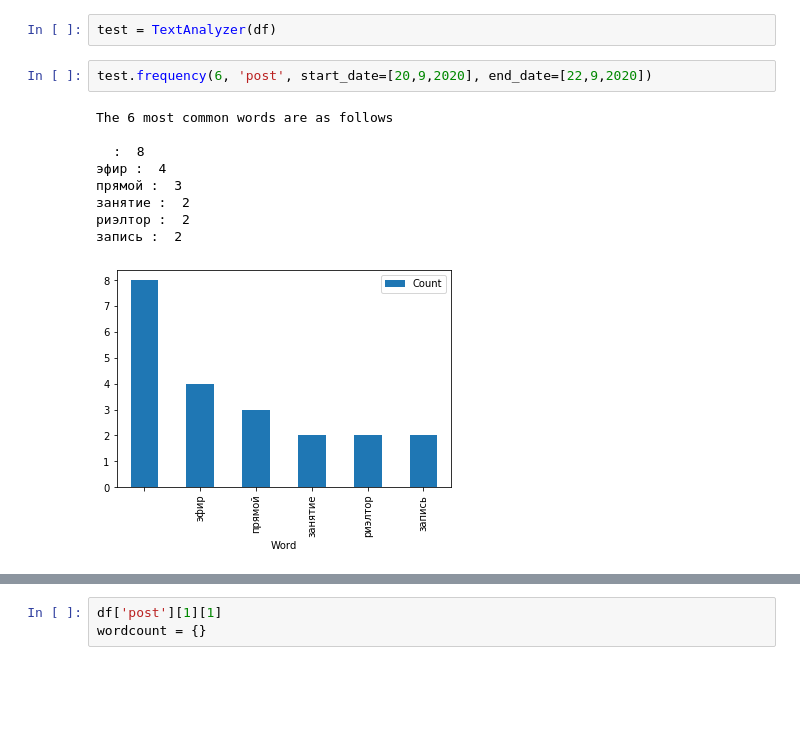
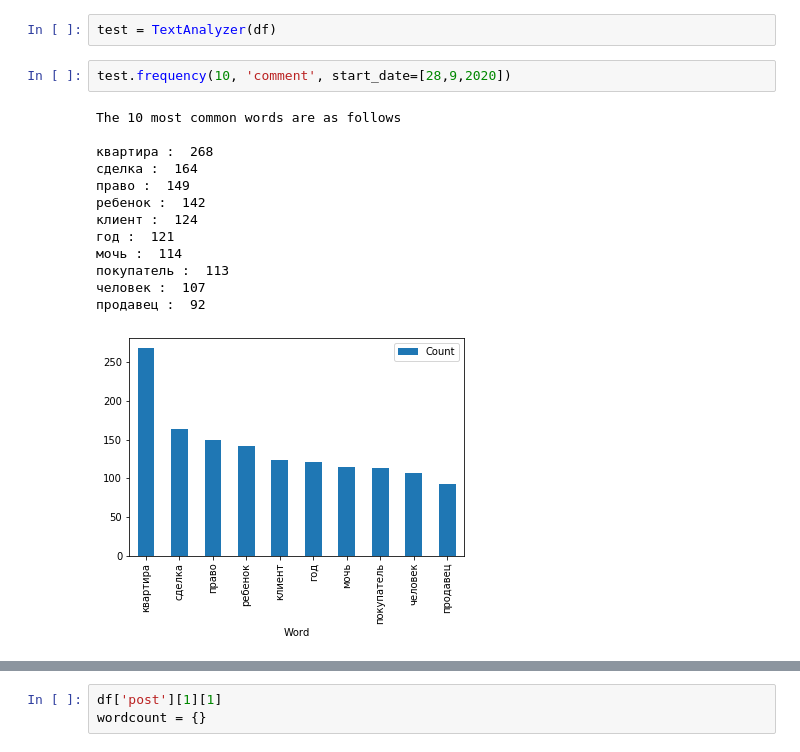
Before and after one commit to VityaVitalich/fb, a Jupyter notebook: NLP_fb.ipynb, the cells around one changed output, grey strips where cells are left out. Saved outputs shown, nothing was run; the diff lists cells and outputs as text; blank space fills up the shorter version.

```diff
--- a/NLP_fb.ipynb
+++ b/NLP_fb.ipynb
@@ -238,14 +284,18 @@ class TextAnalyzer:
 # %%
 test = TextAnalyzer(df)
 # %%
-test.frequency(6, 'post', start_date=[20,9,2020], end_date=[22,9,2020])
+test.frequency(10, 'comment', start_date=[28,9,2020])
 # %% [output]
-The 6 most common words are as follows
+The 10 most common words are as follows
 
-⠀ :  8
-эфир :  4
-прямой :  3
-занятие :  2
-риэлтор :  2
-запись :  2
+квартира :  268
+сделка :  164
+право :  149
+ребенок :  142
+клиент :  124
+год :  121
+мочь :  114
+покупатель :  113
+человек :  107
+продавец :  92
-[figure, old version]
+[figure, new version]
```
Also changed, not shown: parts of 40 cells of this notebook.
